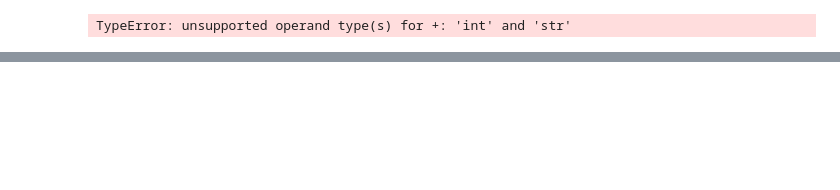
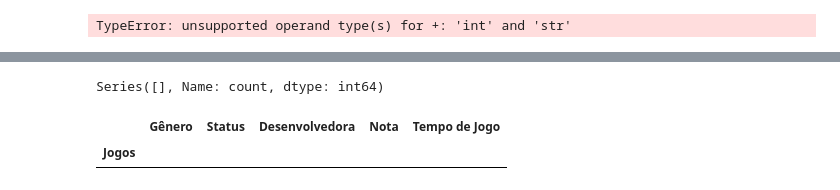
Before and after one commit to pethersonzada/learning-pandas, a Jupyter notebook: pandas.ipynb, the cells around one changed output, grey strips where cells are left out. Cells and saved outputs as stored; diff of their text form; code cells hidden in the pictures; blank space fills up the shorter version.

```diff
--- a/pandas.ipynb
+++ b/pandas.ipynb
@@ -190,0 +335,16 @@ TypeError: unsupported operand type(s) for +: 'int' and 'str'
+# %%
+# Contagem de Desenvolvedoras.
+desenvolvedoras = jogos_df["Desenvolvedora"].value_counts() # Conta quantas vezes cada desenvolvedora aparece na tabela.
+display(desenvolvedoras) # Exibe o resultado na tela
+
+# Substituição de Valores Vazios.
+jogos_df.loc[jogos_df["Tempo de Jogo "] == "", "Tempo de Jogo "] = "0" # Substitui valores vazios em "Tempo de Jogo" por "0".
+jogos_df.loc[jogos_df["Nota"] == "", "Nota"] = "0" # Substitui valores vazios em "Nota" por "0".
+
+# Soma de Valores de Jogo (Não aplicável).
+soma_tempo_de_jogo = jogos_df.groupby("Jogos").sum() # Tentativa de somar valores de jogo, mas não funcionou devido à falta de uma coluna comum.
+display(soma_tempo_de_jogo) # Exibe o resultado (que não é o esperado).
+# %% [output]
+Series([], Name: count, dtype: int64)
+|  | Gênero | Status | Desenvolvedora | Nota | Tempo de Jogo |
+| Jogos |  |  |  |  |  |
```
Also changed, not shown: parts of 23 cells of this notebook, 1 other file.
